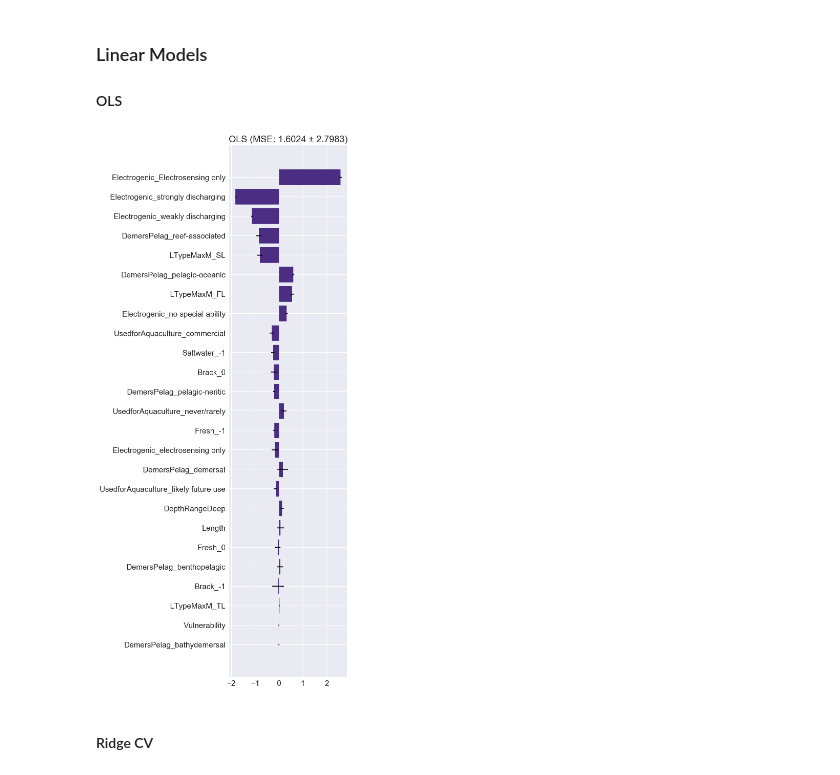
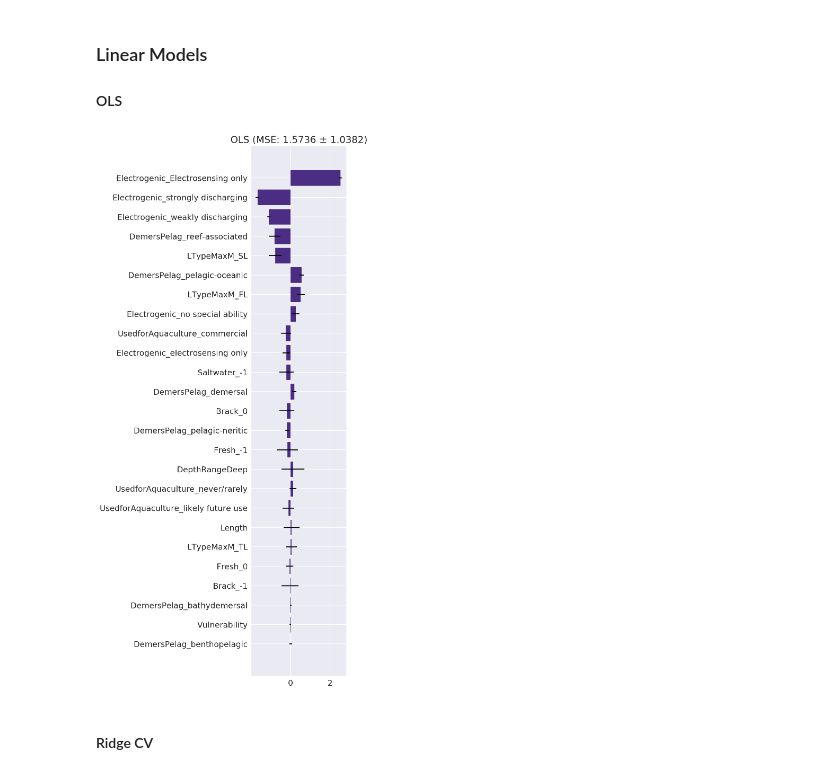
Before and after one commit to HuckleyLab/cc_traits, a Jupyter notebook: code/Feature Importance Analysis.ipynb, the cells around one changed output. Cells and saved outputs as stored; diff of their text form; code cells hidden in the pictures.

Commit message:
added recent plots

```diff
--- a/code/Feature Importance Analysis.ipynb
+++ b/code/Feature Importance Analysis.ipynb
@@ -6,7 +6,7 @@ import pandas as pd
 from sklearn.preprocessing import StandardScaler, scale
 from sklearn.linear_model import LinearRegression, Lasso, LassoCV, Ridge, RidgeCV
 from sklearn.kernel_ridge import KernelRidge
-from sklearn.model_selection import GridSearchCV, train_test_split, LeaveOneOut
+from sklearn.model_selection import GridSearchCV, train_test_split, LeaveOneOut, KFold
 from sklearn.metrics import mean_squared_error
 from sklearn.svm import SVR
 from sklearn.model_selection import GridSearchCV
@@ -14,6 +14,7 @@ from sklearn.preprocessing import scale
 from numpy import logspace, random
 import pickle
 from scipy.stats import rankdata
+from os.path import basename
 
 import shap
 
@@ -25,7 +26,7 @@ reload(TraitData)
 sns.set()
 sns.set(font_scale=1.5)
 
-cv = LeaveOneOut()
+cv = KFold(n_splits=10)
 # try:
 #     SAVED_STATE = pickle.load(open("np.random.state", 'rb'))
 #     np.random.set_state(SAVED_STATE)
@@ -108,6 +109,7 @@ MSEs = []
 ### Select, Load, and Normalize Dataset
 # %%
 dataset = triennialMarineData
+dsname = basename(dataset['file'])
 dropNA  = 0
 
 td = TraitData.TraitData(dataset['file'],
@@ -115,10 +117,10 @@ td = TraitData.TraitData(dataset['file'],
                          dataset['drop_features'],
                          dataset['categorical_features'],
                          dropNA=dropNA, scale=True)
-
 print(len(td.X))
 display(td.X.head())
 td.X = np.array(td.X)
+td.Y = np.array(td.Y)
 
 print(td.X.shape)
 print(td.feature_names)
@@ -140,8 +142,12 @@ X_train, X_test, Y_train, Y_test = train_test_split(td.X, td.Y, train_size=0.60)
 ## Learning
 # %%
 ## Importance Plotting Function
-def plot_importance(importances, names, title=None, std=None, ft=""):
+def plot_importance(importances, names, title=None, std=None, ft="", save=None):
+    sns.set()
+    sns.set(font_scale=1.5)
+    plt.rcParams['figure.figsize'] = (7,15)
     f, ax = plt.subplots()
+
     bar_indices = np.arange(len(names))
     bar_width = 0.45
     importances_ind = np.argsort(abs(importances))
@@ -152,8 +158,10 @@ def plot_importance(importances, names, title=None, std=None, ft=""):
 
     plt.figtext(1, 0, ft, ha='right')
     plt.yticks(bar_indices, np.array(names)[importances_ind])
+    plt.title(title)
     plt.tight_layout()
-    plt.title(title)
+    if(save is not None):
+        plt.savefig(save, bbox='tight', dpi=200)
     plt.show()
 
 def compute_ranks(importances, absolute=True):
@@ -168,26 +176,26 @@ def compute_ranks(importances, absolute=True):
 # %%
 ols_coefs = []
 ols_mses = []
 for train, test in cv.split(td.X, td.Y):
     ols = LinearRegression(fit_intercept=False, normalize=False)
     ols.fit(td.X[train], td.Y[train])
     preds = ols.predict(td.X[test])
     error = mean_squared_error(td.Y[test], preds)
     ols_mses.append(error)
     ols_coefs.append(ols.coef_)
 
 mean_error = np.mean(ols_mses)
 std_error = np.std(ols_mses)
 mean_coefs = np.mean(ols_coefs, axis=0)
 std_coefs = np.std(ols_coefs, axis=0)
 
 plot_importance(mean_coefs,
                 td.feature_names, "OLS (MSE: %1.4f ± %1.4f)" % (mean_error, std_error),
-                std=std_coefs)
-MSEs.append(("OLS", mean_error, std_error))
+                std=std_coefs, save="{}_ols-ranks.png".format(dsname))
+MSEs.append(("OLS", ols_mses))
 rankings.append(['OLS'] + list(compute_ranks(mean_coefs)))
 # %% [output]
-[figure, old version]
+[figure, new version]
 # %% [markdown]
 #### Ridge CV
 # %%
```
Also changed, not shown: parts of 17 cells of this notebook, 16 other files.
